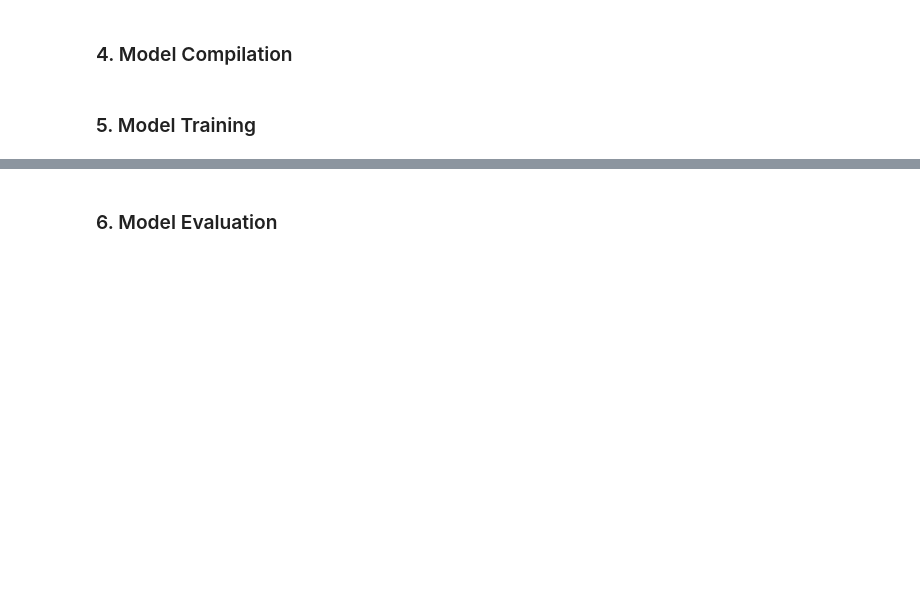
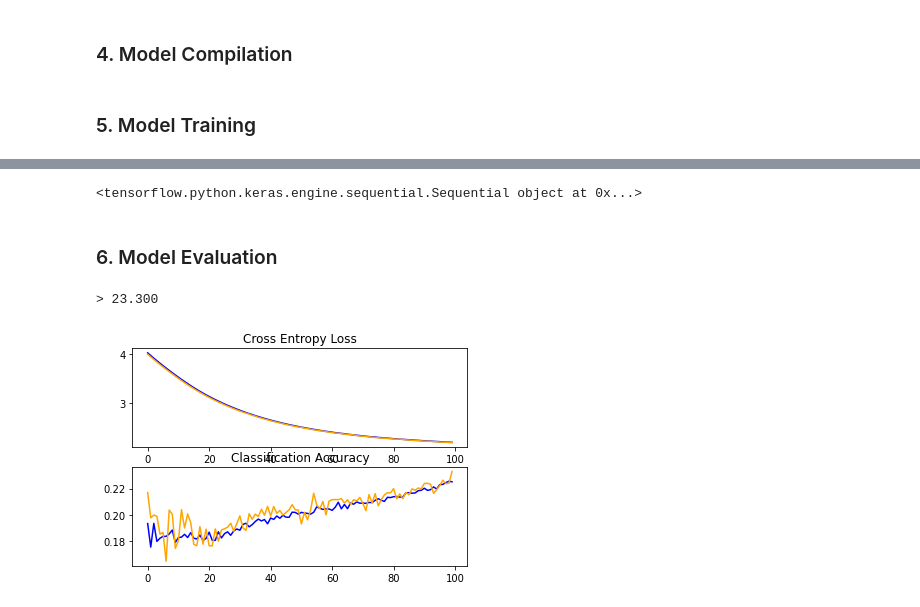
Before and after one commit to kk-ecu/MachineLearning, a Jupyter notebook: 06_CIFAR-10.ipynb, the cells around one changed output, grey strips where cells are left out. Cells and saved outputs as stored; diff of their text form; code cells hidden in the pictures; blank space fills up the shorter version.

```diff
--- a/06_CIFAR-10.ipynb
+++ b/06_CIFAR-10.ipynb
@@ -76,4 +129,23 @@ plot_classes()
+# %%
+def define_model():
+  ann = models.Sequential([
+        layers.Flatten(input_shape=(32,32,3)),
+        layers.Dense(3000, activation='relu', kernel_regularizer=l2(0.001)),
+        #layers.add(Dropout(0.4)),
+        layers.Dense(1000, activation='relu', kernel_regularizer=l2(0.001)),
+        layers.Dense(10, activation='sigmoid')
+    ])
+  ann.compile(optimizer='SGD',
+              loss='categorical_crossentropy',
+              metrics=['accuracy'])
+  return ann
+# %%
+# define model
+model = define_model()
 # %% [markdown]
 ### 4. Model Compilation
 # %% [markdown]
 ### 5. Model Training
+# %%
+# fit model
+history = model.fit(x_train, y_train, epochs=100, batch_size=64, validation_data=(x_test, y_test), verbose=1)
@@ -80,2 +170,35 @@ plot_classes()
+# %%
+print(model)
+# %% [output]
+<tensorflow.python.keras.engine.sequential.Sequential object at 0x...>
 # %% [markdown]
 ### 6. Model Evaluation
+# %%
+# evaluate model
+_, acc = model.evaluate(x_test, y_test, verbose=0)
+print('> %.3f' % (acc * 100.0))
+# %% [output]
+> 23.300
+# %%
+# plot diagnostic learning curves
+def summarize_diagnostics(history):
+  # plot loss
+  plt.subplot(211)
+  plt.title('Cross Entropy Loss')
+  plt.plot(history.history['loss'], color='blue', label='train')
+  plt.plot(history.history['val_loss'], color='orange', label='test')
+  # plot accuracy
+  plt.subplot(212)
+  plt.title('Classification Accuracy')
+  plt.plot(history.history['accuracy'], color='blue', label='train')
+  plt.plot(history.history['val_accuracy'], color='orange', label='test')
+  plt.show()
+  plt.close()
+	# save plot to file
+	#filename = sys.argv[0].split('/')[-1]
+	#plt.savefig(filename + '_plot.png')
+# %%
+# learning curves
+summarize_diagnostics(history)
+# %% [output]
+[figure, added]
```
Also changed, not shown: parts of 20 cells of this notebook.
